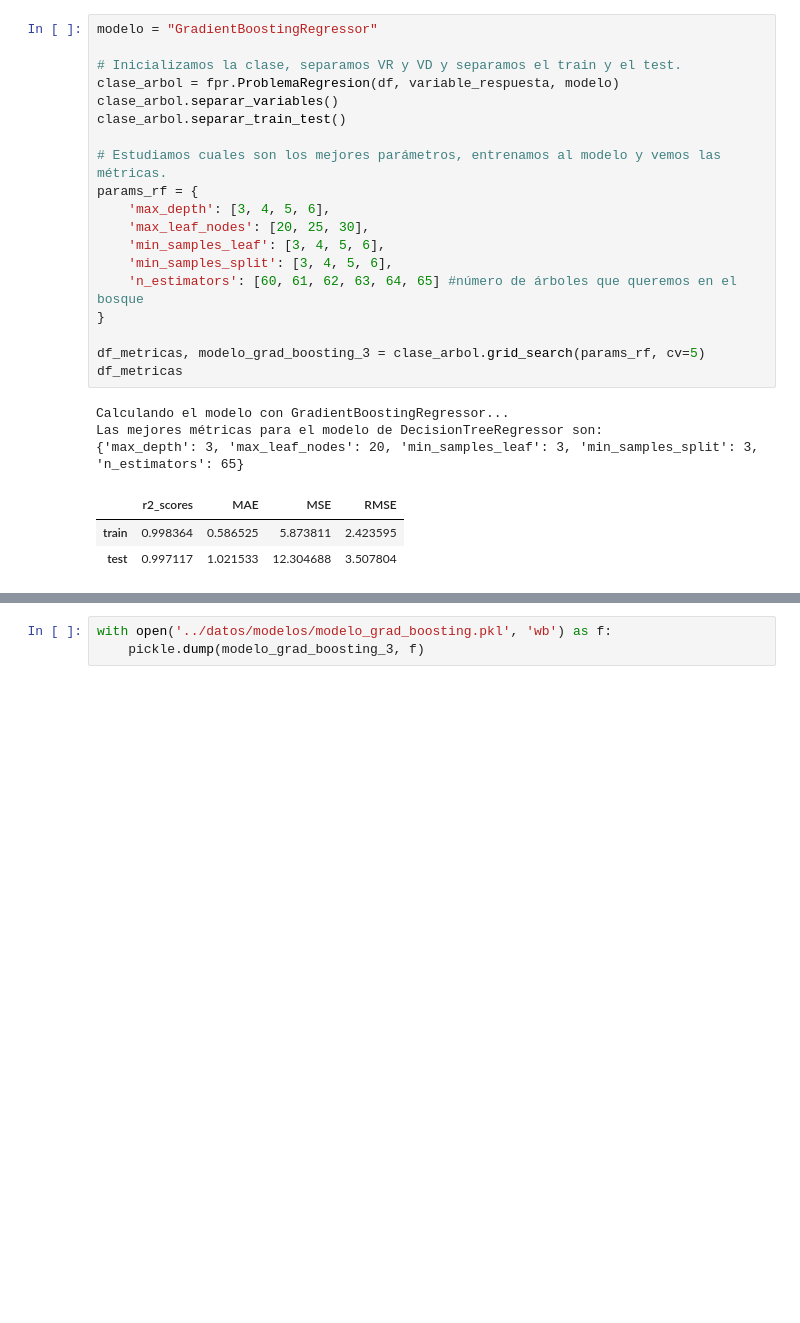
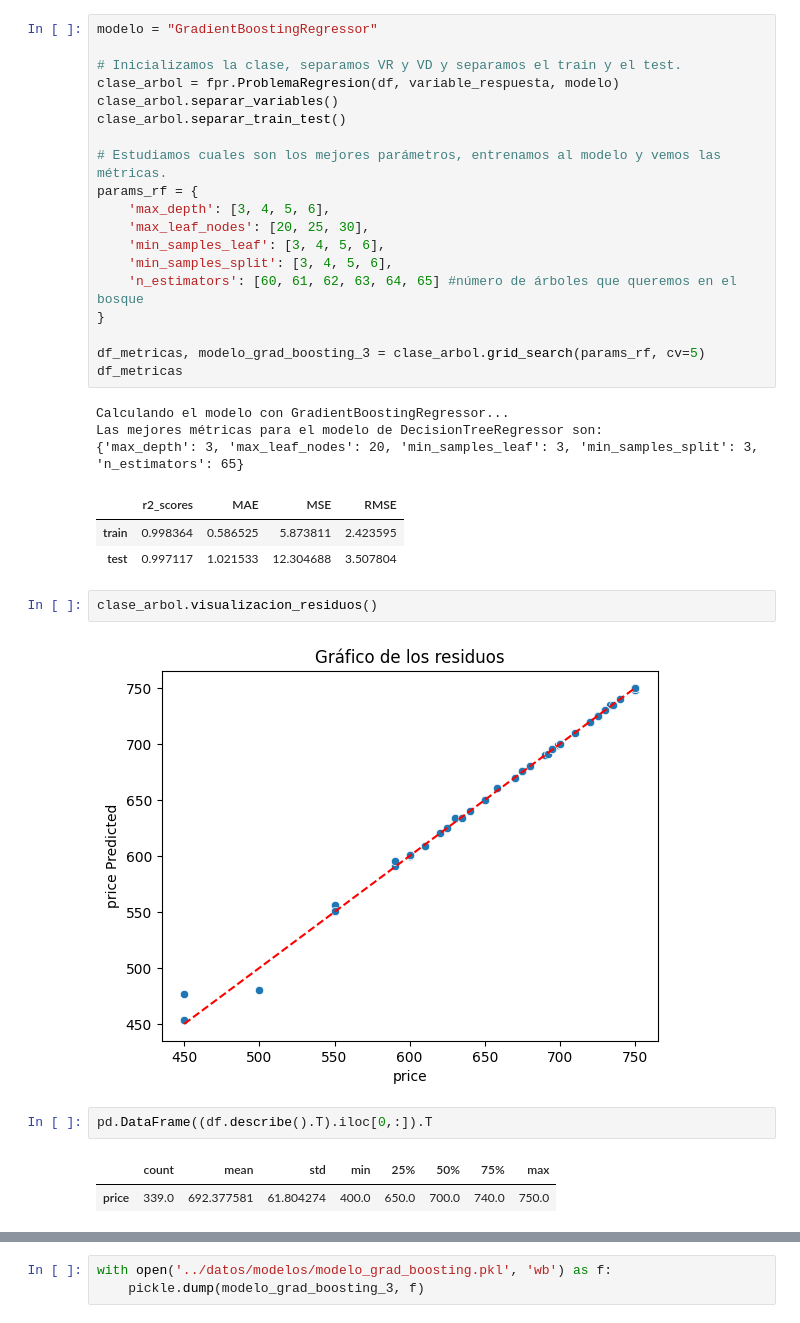
Before and after one commit to elenacano/Proyecto7-PrediccionCasas, a Jupyter notebook: Modelo1/notebooks/5-modelo.ipynb, the cells around one changed output, grey strips where cells are left out. Saved outputs shown, nothing was run; the diff lists cells and outputs as text; blank space fills up the shorter version.

```diff
--- a/Modelo1/notebooks/5-modelo.ipynb
+++ b/Modelo1/notebooks/5-modelo.ipynb
@@ -237,3 +239,12 @@ Las mejores métricas para el modelo de DecisionTreeRegressor son:
 |  | r2_scores | MAE | MSE | RMSE |
 | train | 0.998364 | 0.586525 | 5.873811 | 2.423595 |
 | test | 0.997117 | 1.021533 | 12.304688 | 3.507804 |
+# %%
+clase_arbol.visualizacion_residuos()
+# %% [output]
+[figure, added]
+# %%
+pd.DataFrame((df.describe().T).iloc[0,:]).T
+# %% [output]
+|  | count | mean | std | min | 25% | 50% | 75% | max |
+| price | 339.0 | 692.377581 | 61.804274 | 400.0 | 650.0 | 700.0 | 740.0 | 750.0 |
```
Also changed, not shown: parts of 14 cells of this notebook, 2 other files.
